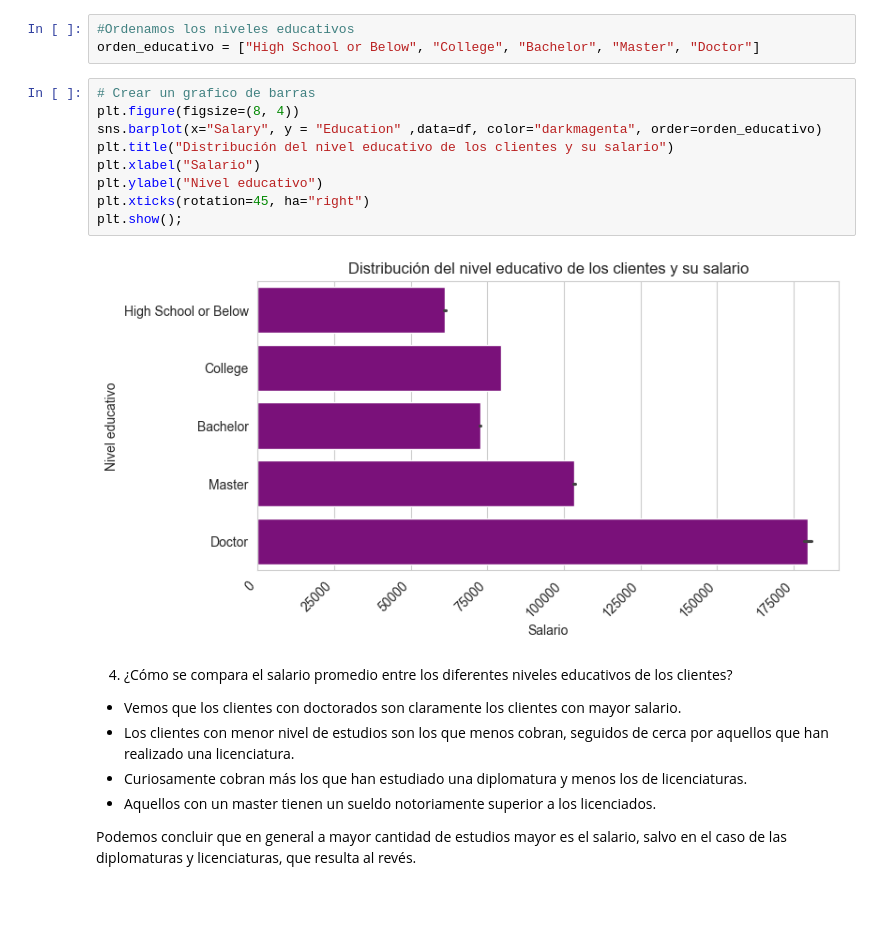
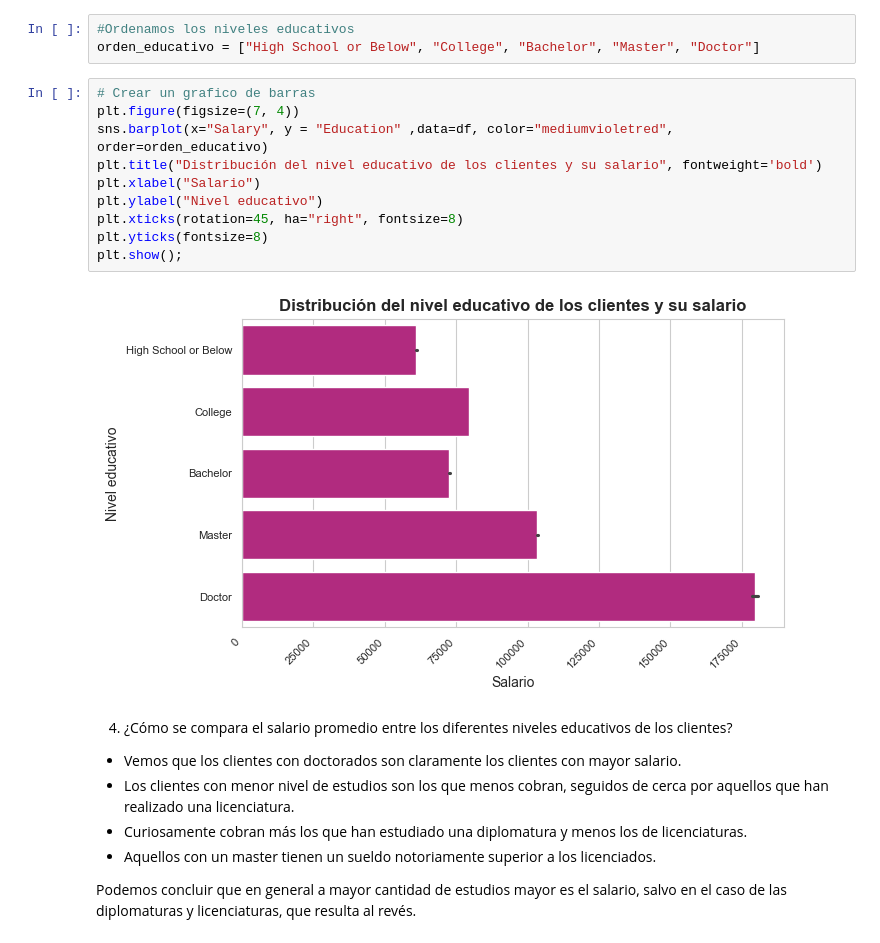
Before and after one commit to martapintoslopez/Airline, a Jupyter notebook: ev_final.ipynb, the cells around one changed output. Cells and saved outputs as stored; diff of their text form; blank space fills up the shorter version.

```diff
--- a/ev_final.ipynb
+++ b/ev_final.ipynb
@@ -918,15 +926,16 @@ Name: count, dtype: int64
 orden_educativo = ["High School or Below", "College", "Bachelor", "Master", "Doctor"]
 # %%
 # Crear un grafico de barras
-plt.figure(figsize=(8, 4))
-sns.barplot(x="Salary", y = "Education" ,data=df, color="darkmagenta", order=orden_educativo)
-plt.title("Distribución del nivel educativo de los clientes y su salario")
+plt.figure(figsize=(7, 4))
+sns.barplot(x="Salary", y = "Education" ,data=df, color="mediumvioletred", order=orden_educativo)
+plt.title("Distribución del nivel educativo de los clientes y su salario", fontweight='bold')
 plt.xlabel("Salario")
 plt.ylabel("Nivel educativo")
-plt.xticks(rotation=45, ha="right")
+plt.xticks(rotation=45, ha="right", fontsize=8)
+plt.yticks(fontsize=8)
 plt.show();
 # %% [output]
-[figure, old version]
+[figure, new version]
 # %% [markdown]
 4. ¿Cómo se compara el salario promedio entre los diferentes niveles educativos de los clientes?
 - Vemos que los clientes con doctorados son claramente los clientes con mayor salario.
```
Also changed, not shown: parts of 11 cells of this notebook.
